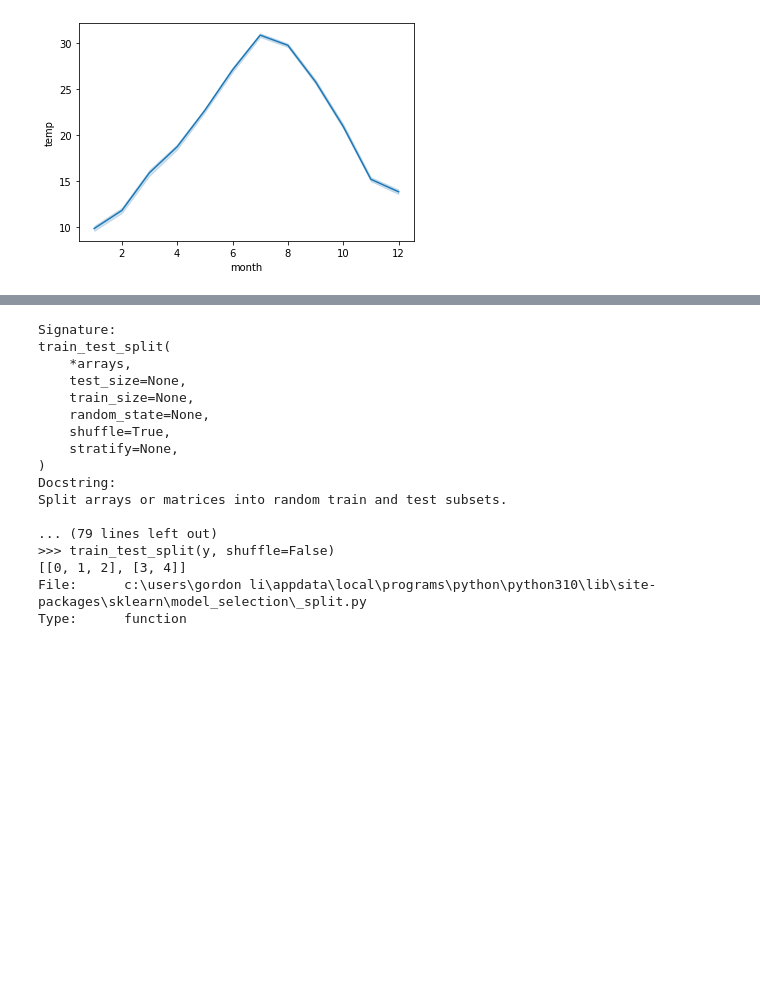
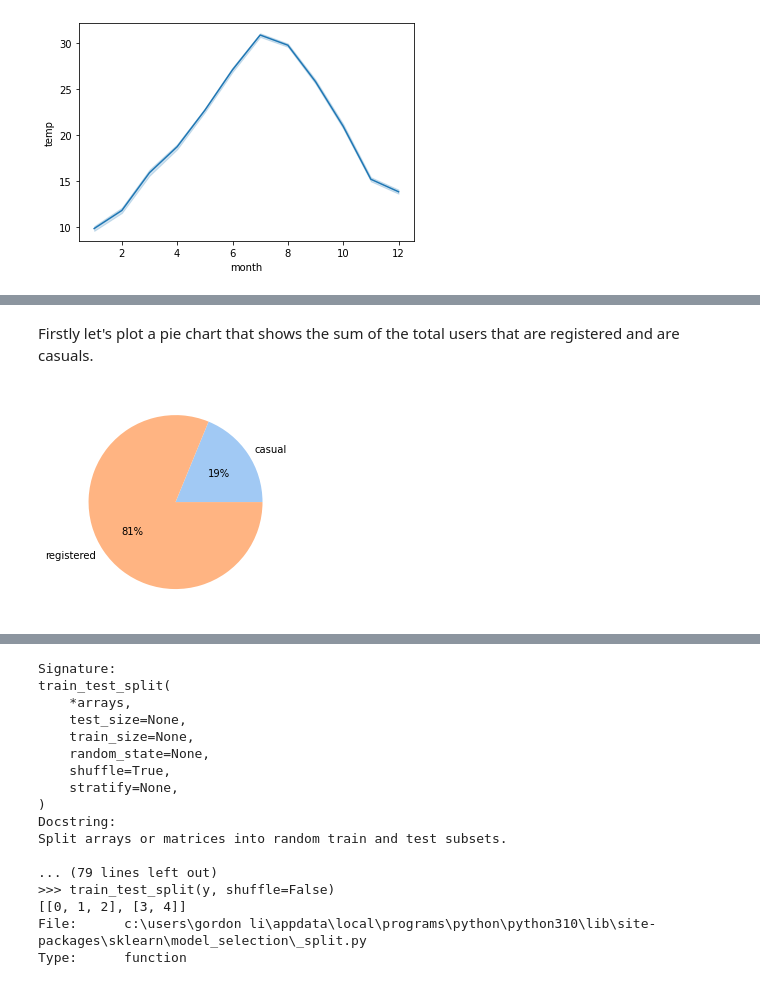
Before and after one commit to hungryfire267/datascience-practice, a Jupyter notebook: bike-sharing-demand/bikeshare.ipynb, the cells around one changed output, grey strips where cells are left out. Cells and saved outputs as stored; diff of their text form; code cells hidden in the pictures; blank space fills up the shorter version.

```diff
--- a/bike-sharing-demand/bikeshare.ipynb
+++ b/bike-sharing-demand/bikeshare.ipynb
@@ -356,0 +368,13 @@ train_scaled.head()
+# %% [markdown]
+Firstly let's plot a pie chart that shows the sum of the total users that are registered and are casuals.
+# %%
+labels = ['casual', 'registered']
+data = []
+for label in labels:
+    sum_value = train[label].sum()
+    data.append(sum_value)
+colors = sns.color_palette('pastel')[0:2]
+plt.pie(data, labels = labels, colors = colors, autopct = "%.0f%%")
+plt.show()
+# %% [output]
+[figure, added]
```
Also changed, not shown: parts of 79 cells of this notebook.
